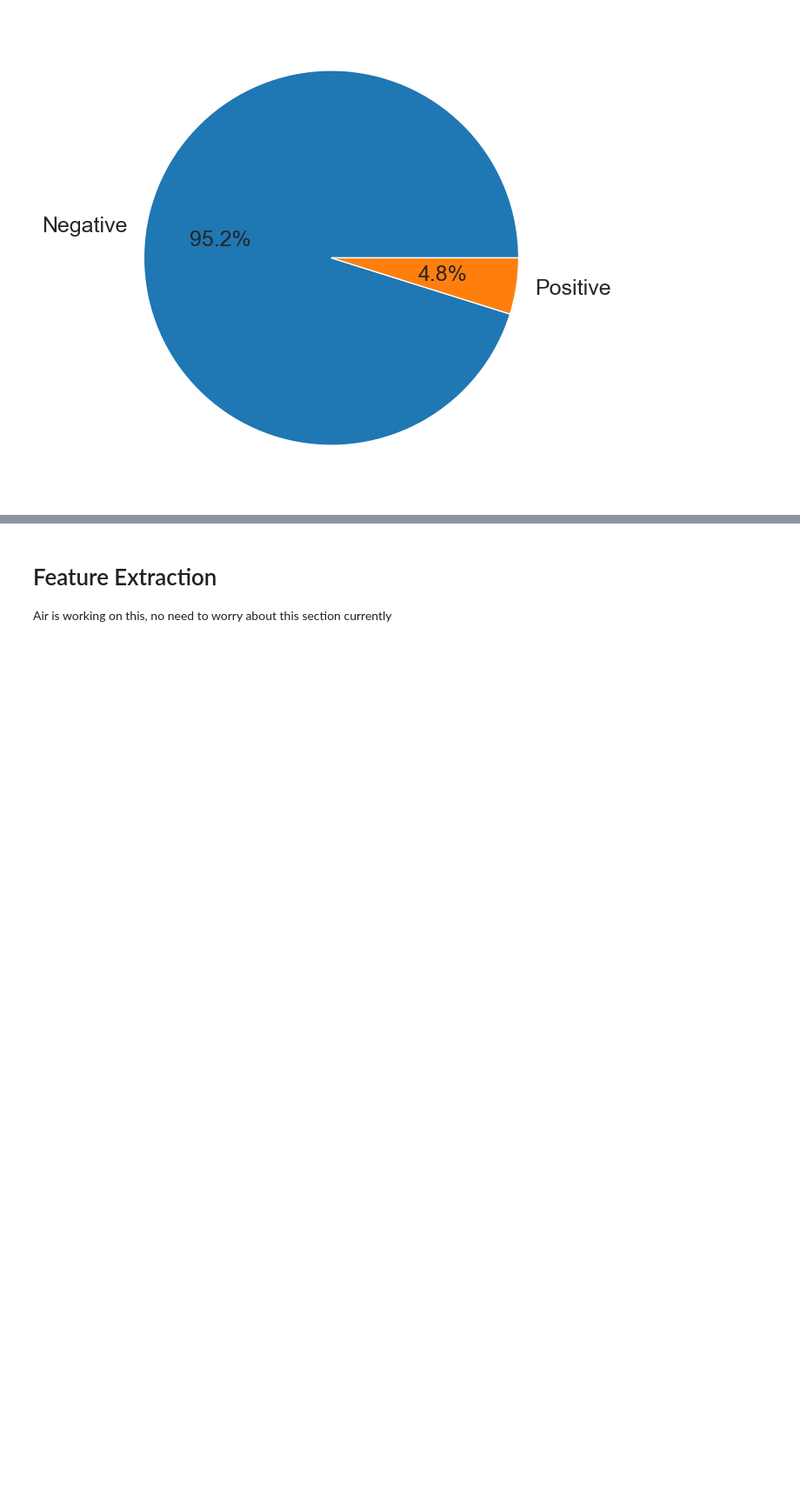
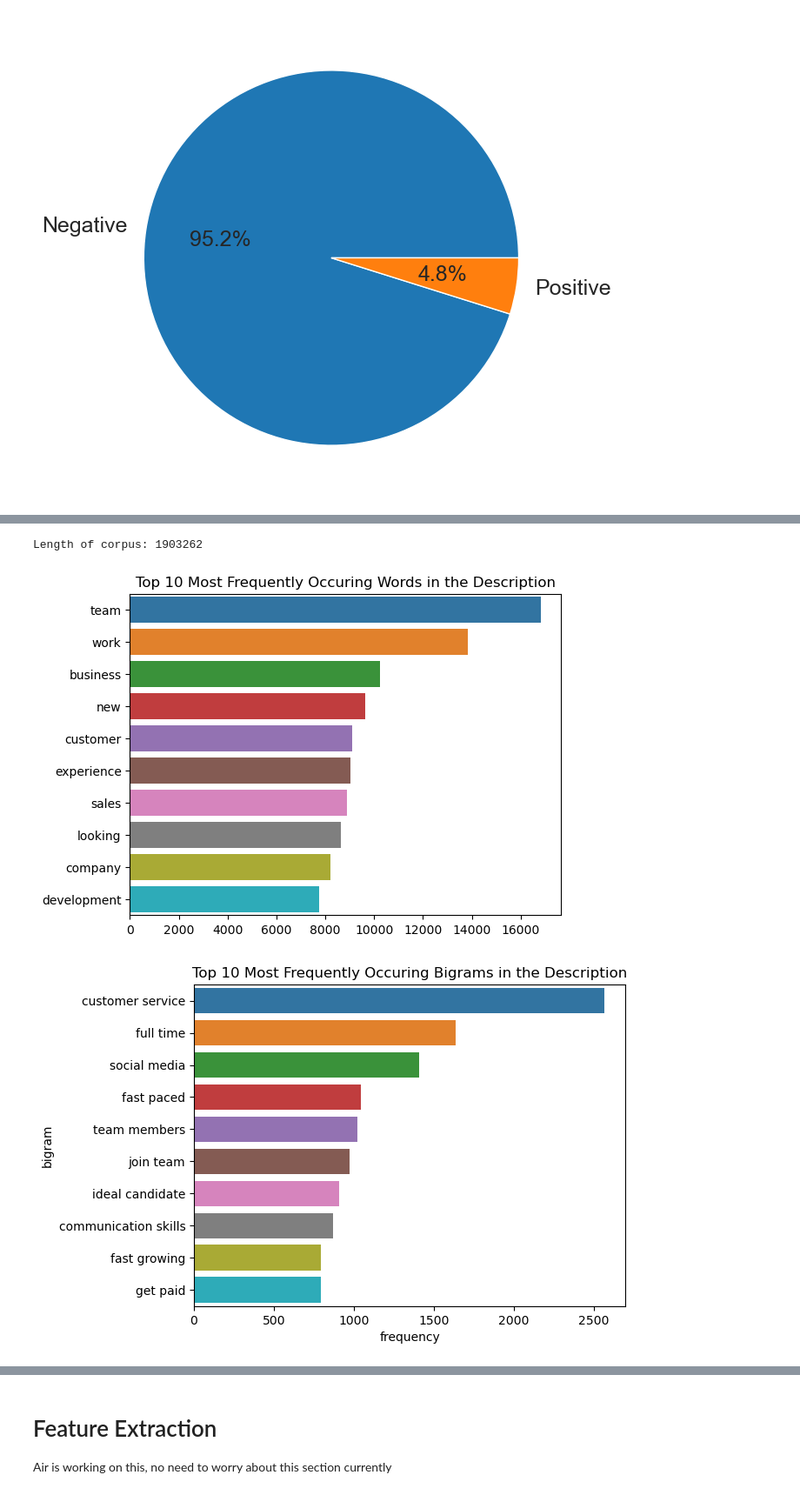
Before and after one commit to ansingh6/ecs-171, a Jupyter notebook: project_tmp.ipynb, the cells around one changed output, grey strips where cells are left out. Shown at 87% size. Drawn from its saved outputs; the diff is of its cells as text; code cells hidden in the pictures; blank space fills up the shorter version.

```diff
--- a/project_tmp.ipynb
+++ b/project_tmp.ipynb
@@ -149,0 +259,19 @@ df.head(10)
+# %%
+df = data.drop(numeric_features, axis=1)
+def clean(review):
+    if not isinstance(review, str):
+        return ""
+
+    review = review.lower()
+    review = re.sub('[^a-z A-Z 0-9-]+', '', review)
+    review = " ".join([word for word in review.split() if word not in stopwords.words('english')])
+
+    return review
+df['description'] = df['description'].apply(clean)
+df.head(10)
+df['description'][0]
+def corpus(text):
+    text_list = text.split()
+    return text_list
+df['description'] = df['description'].apply(corpus)
+df.head(10)
@@ -149,0 +290,47 @@ df.head(10)
+# %%
+corpus = []
+for i in trange(df.shape[0], ncols=150, nrows=10, colour='green', smoothing=0.8):
+    corpus += df['description'][i]
+print(f"Length of corpus: {len(corpus)}")
+
+mostCommon = Counter(corpus).most_common(10)
+words = []
+freq = []
+for word, count in mostCommon:
+    words.append(word)
+    freq.append(count)
+sns.barplot(x=freq, y=words)
+plt.title('Top 10 Most Frequently Occuring Words in the Description')
+plt.show()
+
+# Check if the data is already in the correct format, if not, convert it
+if isinstance(df['description'].iloc[0], list):
+    df['description'] = [' '.join(map(str, l)) for l in df['description']]
+
+cv = CountVectorizer(ngram_range=(2,2))
+bigrams = cv.fit_transform(df['description'])
+sum_bigrams = bigrams.sum(axis=0)
+bigrams_freq = [(word, sum_bigrams[0, idx]) for word, idx in cv.vocabulary_.items()]
+bigrams_freq = sorted(bigrams_freq, key = lambda x: x[1], reverse=True)
+
+# Now, plot the most common bigrams
+bigrams_df = pd.DataFrame(bigrams_freq, columns=["bigram", "frequency"])
+sns.barplot(x='frequency', y='bigram', data=bigrams_df.head(10))
+plt.title('Top 10 Most Frequently Occuring Bigrams in the Description')
+plt.show()
+
+cv1 = CountVectorizer(ngram_range=(3,3))
+trigrams = cv1.fit_transform(df['description'])
+sum_trigrams = trigrams.sum(axis=0)
+trigrams_freq = [(word, sum_trigrams[0, idx]) for word, idx in cv1.vocabulary_.items()]
+trigrams_freq = sorted(trigrams_freq, key = lambda x: x[1], reverse=True)
+
+# Now, plot the most common trigrams
+trigrams_df = pd.DataFrame(trigrams_freq, columns=["trigram", "frequency"])
+sns.barplot(x='frequency', y='trigram', data=trigrams_df.head(10))
+plt.title('Top 10 Most Frequently Occuring Trigrams in the Description')
+plt.show()
+# %% [output]
+Length of corpus: 1903262
+[figure, added]
+[figure, added]
```
Also changed, not shown: parts of 16 cells of this notebook.
